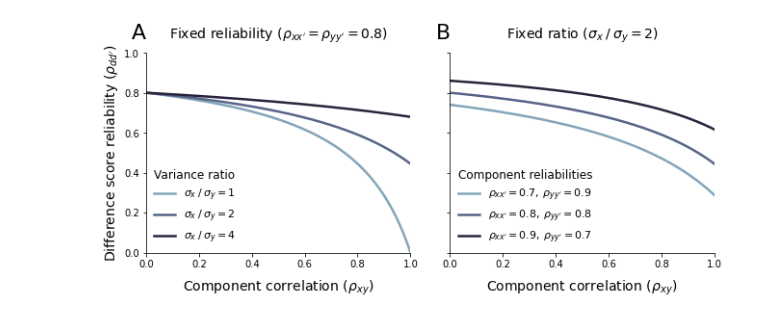
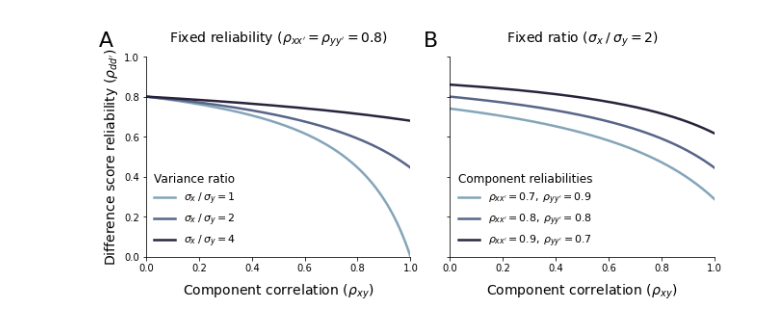
Before and after one commit to nivlab/biopsych-reliability-review, a Jupyter notebook: notebooks/figure02.ipynb, the cells around one changed output. Saved outputs shown, nothing was run; the diff lists cells and outputs as text; code cells hidden in the pictures.

Commit message:
Revisions (#1)
* update figure labels

* manuscript revisions + letter to reviewers

```diff
--- a/notebooks/figure02.ipynb
+++ b/notebooks/figure02.ipynb
@@ -47,7 +47,7 @@ for rel, label, color in zip(reliability.T, ratios, palette):
 ## Add detail.
 axes[0].set(xlim=(0,1), ylim=(0,1))
 axes[0].set_title(r"Fixed reliability $(\rho_{xx'} = \rho_{yy'} = 0.8)$", fontsize=14, pad=15)
-axes[0].annotate('A', (0,0), (0,1.05), 'axes fraction', ha='right', va='bottom', fontsize=22)
+axes[0].annotate('A', (0,0), (0.005, 1.00), 'figure fraction', ha='left', va='top', fontsize=22)
 axes[0].set_xlabel(r"Component correlation ($\rho_{xy}$)", fontsize=14, labelpad=10)
 axes[0].set_ylabel(r"Difference score reliability ($\rho_{dd'}$)", fontsize=14)
 
@@ -72,32 +72,32 @@ sigma_x = 1; sigma_y = sigma_x * ratio
 
 ## Compute observed correlations.
 rho_xy = np.outer(rho_tt, np.sqrt(rho_xx * rho_yy))
 
 ## Compute reliability.
 a = sigma_x**2 * rho_xx + sigma_y**2 * rho_yy - 2 * rho_xy * sigma_x * sigma_y
 b = sigma_x**2 + sigma_y**2 - 2 * rho_xy * sigma_x * sigma_y
 reliability = a / b
 
 ## Plot reliability.
 for rel, x, y, color in zip(reliability.T, rho_xx, rho_yy, palette):
     label = r"$\rho_{xx'}=%0.1f,\:\rho_{yy'} = %0.1f$" %(x,y)
     axes[1].plot(rho_tt, rel, lw=2.5, label=label, color=color)
 
 ## Add detail.
 axes[1].set(xlim=(0,1), ylim=(0,1))
 axes[1].set_title(r"Fixed ratio $(\sigma_x\:/\:\sigma_y=2)$", fontsize=14, pad=15)
-axes[1].annotate('B', (0,0), (0,1.05), 'axes fraction', ha='right', va='bottom', fontsize=22)
+axes[1].annotate('B', (0,0), (0.525, 1.00), 'figure fraction', ha='left', va='top', fontsize=22)
 axes[1].set_xlabel(r"Component correlation ($\rho_{xy}$)", fontsize=14, labelpad=10)
 
 ## Add legend.
 legend = axes[1].legend(loc=3,  frameon=False, fontsize=11, borderpad=0.25,
                         title=r'Component reliabilities')
 plt.setp(legend.get_title(), fontsize=12)
 legend._legend_box.align = "left"
 
 ## Save figure.
 sns.despine()
 plt.subplots_adjust(left=0.07, right=0.98, top=0.88, bottom=0.16, wspace=0.15, hspace=0)
 plt.savefig(os.path.join(ROOT_DIR, '..', 'figures', 'fig02.png'), transparent=True, dpi=100)
 # %% [output]
-[figure, old version]
+[figure, new version]
```
Also changed, not shown: 10 other files.
